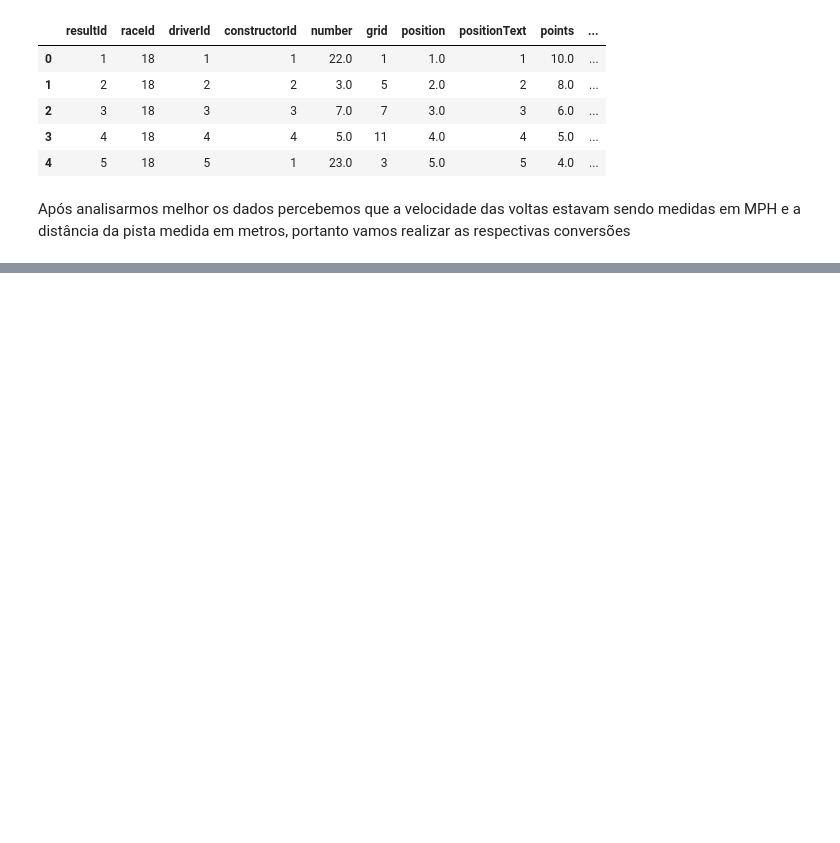
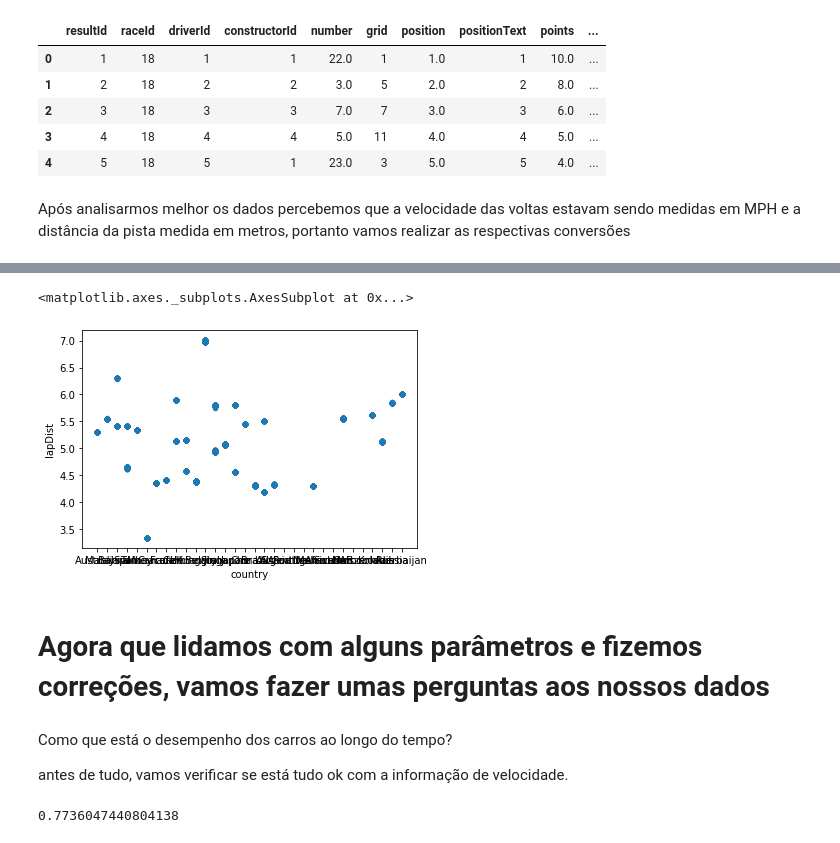
Before and after one commit to renatojmf/analiseDadosF1, a Jupyter notebook: dadosf1.ipynb, the cells around one changed output, grey strips where cells are left out. Drawn from its saved outputs; the diff is of its cells as text; code cells hidden in the pictures; blank space fills up the shorter version.

```diff
--- a/dadosf1.ipynb
+++ b/dadosf1.ipynb
@@ -491,3 +492,22 @@ df[['country','circuitName', 'fastestLapDist','fastestLapSpeed']].head()
 | 2 | Australia | Albert Park Grand Prix Circuit | 5.303596 | 348.91759 |
 | 3 | Australia | Albert Park Grand Prix Circuit | 5.302808 | 346.89704 |
 | 4 | Australia | Albert Park Grand Prix Circuit | 5.301902 | 351.59985 |
+# %%
+df.plot.scatter(x='country', y='lapDist')
+# %% [output]
+<matplotlib.axes._subplots.AxesSubplot at 0x...>
+[figure, added]
+# %% [markdown]
+# **Agora que lidamos com alguns parâmetros e fizemos correções, vamos fazer umas perguntas aos nossos dados**
+# %% [markdown]
+Como que está o desempenho dos carros ao longo do tempo?
+
+
+
+antes de tudo, vamos verificar se está tudo ok com a informação de velocidade.
+# %%
+dados_vel = df.copy()
+
+len(dados_vel[dados_vel['fastestLapSpeed'].isna()]) / len(dados_vel)
+# %% [output]
+0.7736047440804138
```
Also changed, not shown: parts of 20 cells of this notebook.
